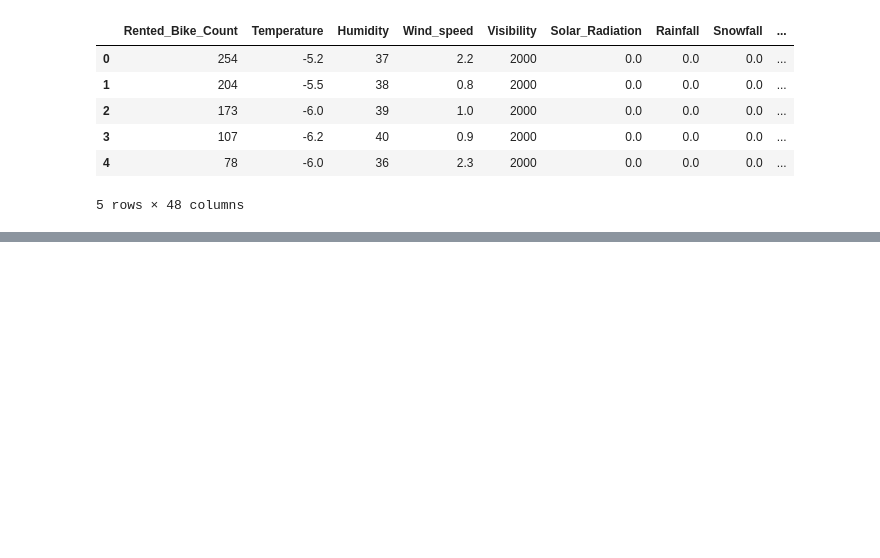
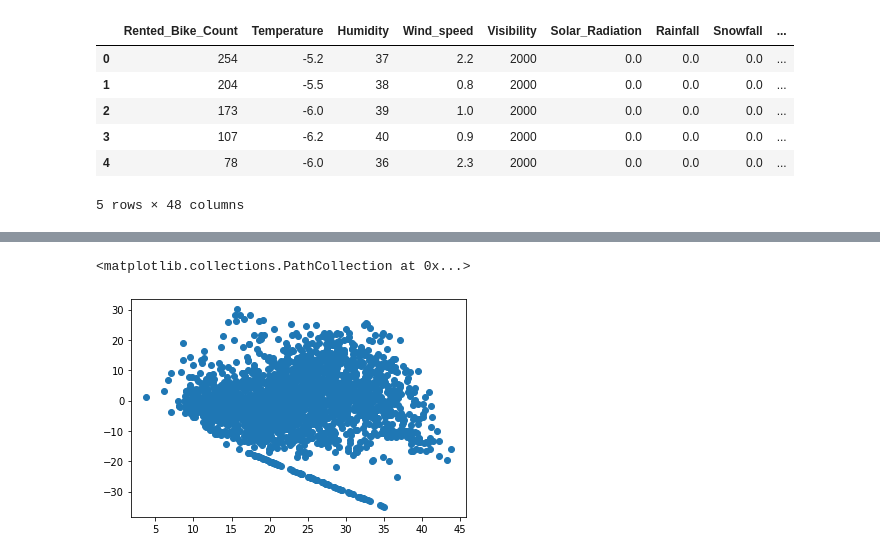
Before and after one commit to jayesh2708/Seoul-Bike-Sharing-Demand-, a Jupyter notebook: Bike_Sharing_Demand_Prediction_Capstone_Project.ipynb, the cells around one changed output, grey strips where cells are left out. Drawn from its saved outputs; the diff is of its cells as text; code cells hidden in the pictures; blank space fills up the shorter version.

```diff
--- a/Bike_Sharing_Demand_Prediction_Capstone_Project.ipynb
+++ b/Bike_Sharing_Demand_Prediction_Capstone_Project.ipynb
@@ -914,0 +1266,6 @@ bike_df_copy.head()
+# %%
+### Heteroscadacity
+plt.scatter((y_pred_test_lasso),(y_test-y_pred_test_lasso))
+# %% [output]
+<matplotlib.collections.PathCollection at 0x...>
+[figure, added]
```
Also changed, not shown: parts of 35 cells of this notebook.
